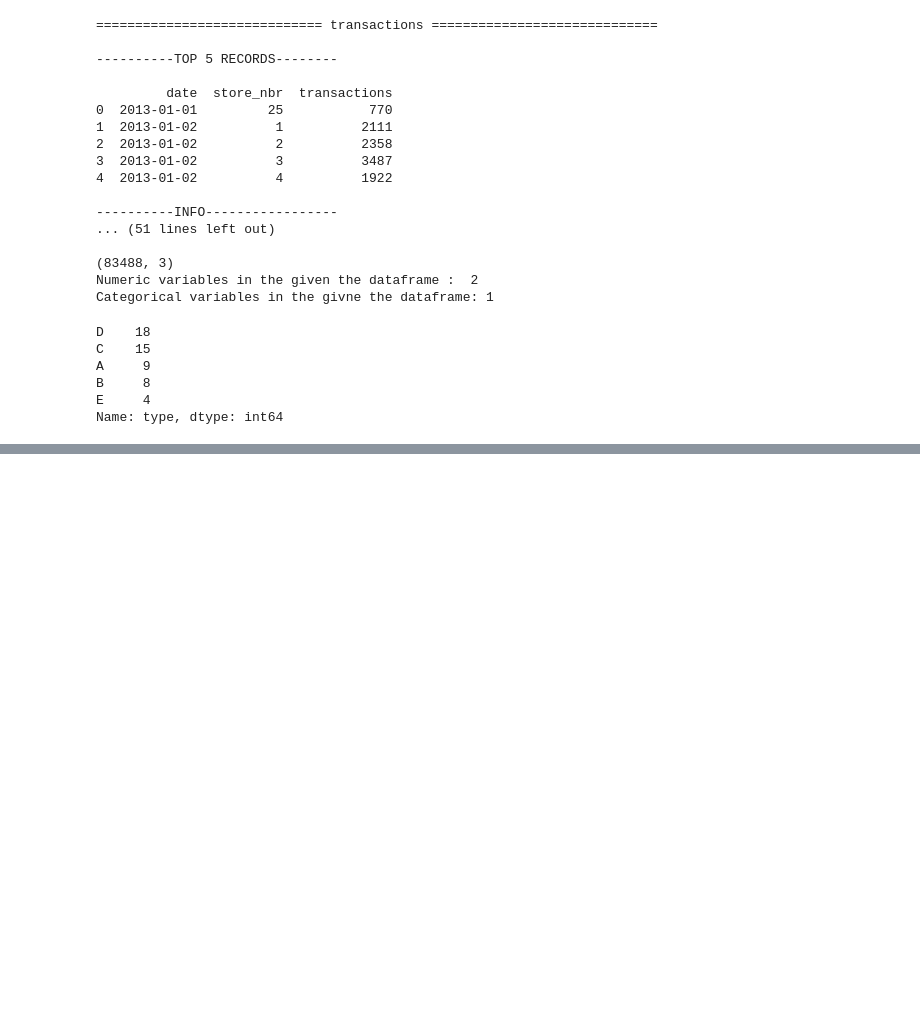
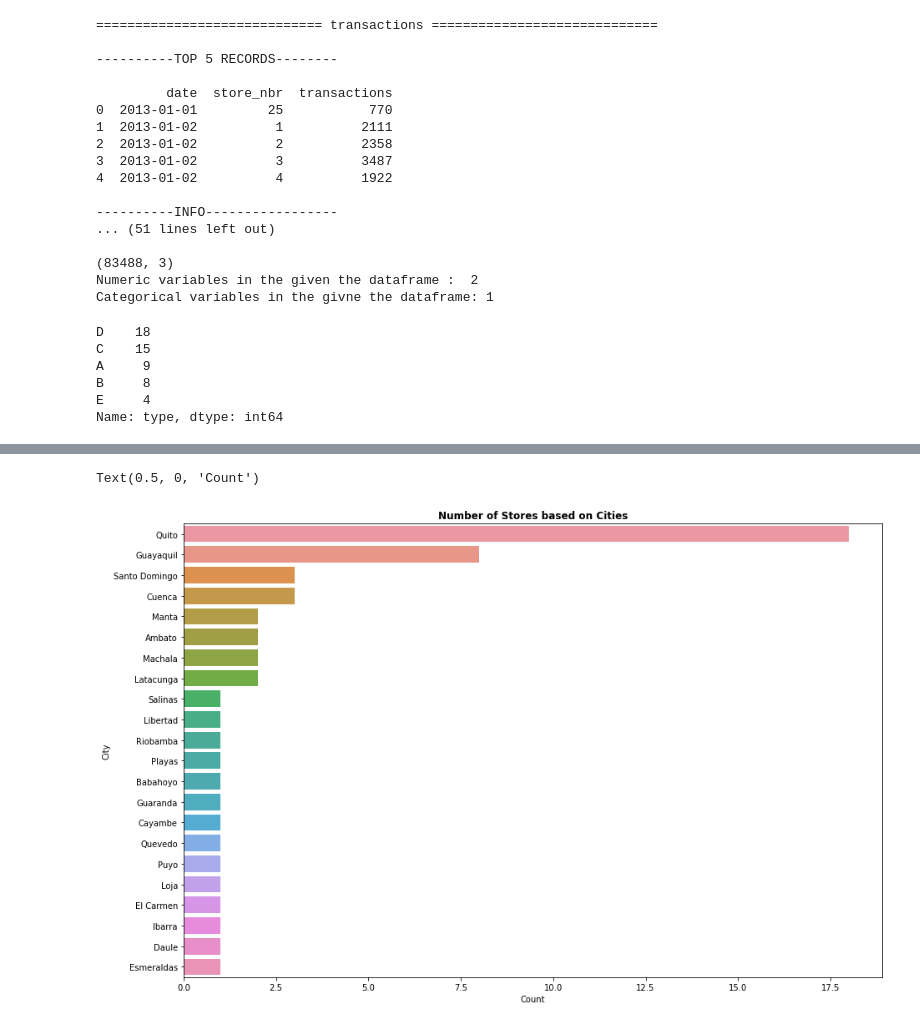
Before and after one commit to KOBeerose/Kaggle, a Jupyter notebook: Store Sales/store-sales-ts-forecast-a-beginner-s-notebook.ipynb, the cells around one changed output, grey strips where cells are left out. Cells and saved outputs as stored; diff of their text form; code cells hidden in the pictures; blank space fills up the shorter version.

```diff
--- a/Store Sales/store-sales-ts-forecast-a-beginner-s-notebook.ipynb
+++ b/Store Sales/store-sales-ts-forecast-a-beginner-s-notebook.ipynb
@@ -281,0 +297,10 @@ Name: city, dtype: int64
+# %%
+plt.figure(figsize=(15, 10))
+sns.countplot(data=stores, y='city',order=stores.city.value_counts().index)
+
+plt.title('Number of Stores based on Cities',fontweight="bold")
+plt.ylabel('City')
+plt.xlabel('Count')
+# %% [output]
+Text(0.5, 0, 'Count')
+[figure, added]
```
Also changed, not shown: parts of 9 cells of this notebook.
